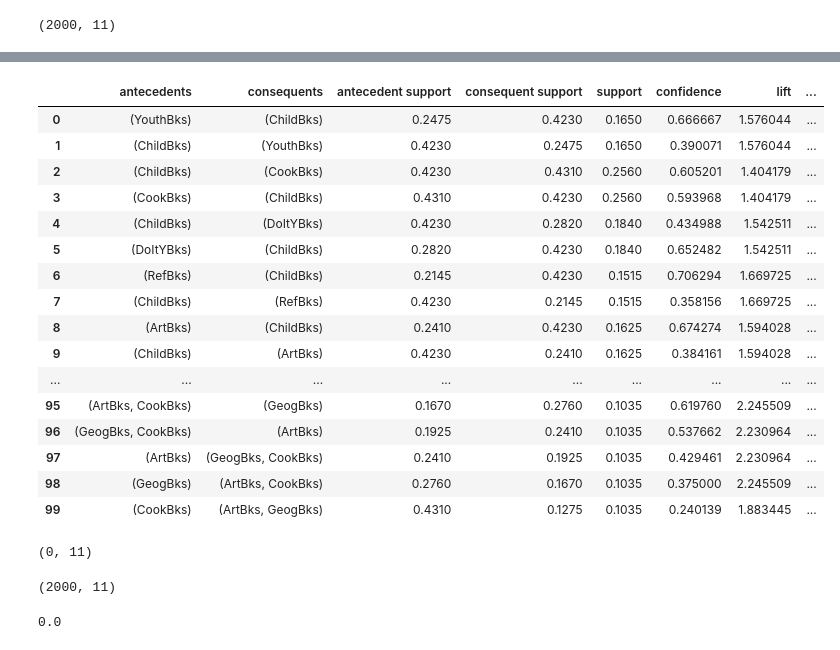
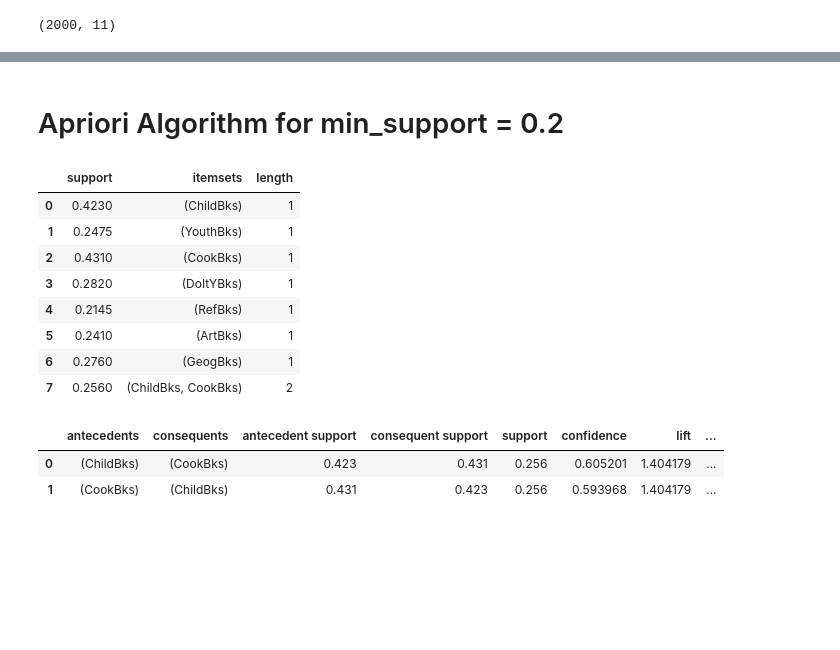
Before and after one commit to sairaj2005/ds-assignment, a Jupyter notebook: Association rules/Association_book.ipynb, the cells around one changed output, grey strips where cells are left out. Cells and saved outputs as stored; diff of their text form; code cells hidden in the pictures; blank space fills up the shorter version.

Commit message:
Association Rules

```diff
--- a/Association rules/Association_book.ipynb
+++ b/Association rules/Association_book.ipynb
@@ -47,5 +8,3 @@ from mlxtend.preprocessing import TransactionEncoder
-# %%
-pd.set_option("display.max_rows",500)
 # %%
 ls
 # %% [output]
@@ -66,3 +25,2 @@ ls
 # %%
-book = pd.read_csv("book.csv")
-book.head()
+data = pd.read_csv('book.csv')
@@ -147,0 +160,16 @@ frequent_itemsets
+# %% [markdown]
+# Apriori Algorithm for min_support = 0.2
+# %%
+frequent_itemsets2 = apriori(data, min_support = 0.2, use_colnames=True)
+frequent_itemsets2['length'] = frequent_itemsets2['itemsets'].apply(lambda x: len(x))
+frequent_itemsets2
+# %% [output]
+|  | support | itemsets | length |
+| 0 | 0.4230 | (ChildBks) | 1 |
+| 1 | 0.2475 | (YouthBks) | 1 |
+| 2 | 0.4310 | (CookBks) | 1 |
+| 3 | 0.2820 | (DoItYBks) | 1 |
+| 4 | 0.2145 | (RefBks) | 1 |
+| 5 | 0.2410 | (ArtBks) | 1 |
+| 6 | 0.2760 | (GeogBks) | 1 |
+| 7 | 0.2560 | (ChildBks, CookBks) | 2 |
@@ -148,33 +178,7 @@ frequent_itemsets
 # %%
-rules = association_rules(frequent_itemsets, metric="lift", min_threshold=1.3)
-rules
+rules3 = association_rules(frequent_itemsets2, metric="lift", min_threshold=0.1)
+rules3
 # %% [output]
 |  | antecedents | consequents | antecedent support | consequent support | support | confidence | lift | ... |
-| 0 | (YouthBks) | (ChildBks) | 0.2475 | 0.4230 | 0.1650 | 0.666667 | 1.576044 | ... |
-| 1 | (ChildBks) | (YouthBks) | 0.4230 | 0.2475 | 0.1650 | 0.390071 | 1.576044 | ... |
-| 2 | (ChildBks) | (CookBks) | 0.4230 | 0.4310 | 0.2560 | 0.605201 | 1.404179 | ... |
-| 3 | (CookBks) | (ChildBks) | 0.4310 | 0.4230 | 0.2560 | 0.593968 | 1.404179 | ... |
-| 4 | (ChildBks) | (DoItYBks) | 0.4230 | 0.2820 | 0.1840 | 0.434988 | 1.542511 | ... |
-| 5 | (DoItYBks) | (ChildBks) | 0.2820 | 0.4230 | 0.1840 | 0.652482 | 1.542511 | ... |
-| 6 | (RefBks) | (ChildBks) | 0.2145 | 0.4230 | 0.1515 | 0.706294 | 1.669725 | ... |
-| 7 | (ChildBks) | (RefBks) | 0.4230 | 0.2145 | 0.1515 | 0.358156 | 1.669725 | ... |
-| 8 | (ArtBks) | (ChildBks) | 0.2410 | 0.4230 | 0.1625 | 0.674274 | 1.594028 | ... |
-| 9 | (ChildBks) | (ArtBks) | 0.4230 | 0.2410 | 0.1625 | 0.384161 | 1.594028 | ... |
-| ... | ... | ... | ... | ... | ... | ... | ... | ... |
-| 95 | (ArtBks, CookBks) | (GeogBks) | 0.1670 | 0.2760 | 0.1035 | 0.619760 | 2.245509 | ... |
-| 96 | (GeogBks, CookBks) | (ArtBks) | 0.1925 | 0.2410 | 0.1035 | 0.537662 | 2.230964 | ... |
-| 97 | (ArtBks) | (GeogBks, CookBks) | 0.2410 | 0.1925 | 0.1035 | 0.429461 | 2.230964 | ... |
-| 98 | (GeogBks) | (ArtBks, CookBks) | 0.2760 | 0.1670 | 0.1035 | 0.375000 | 2.245509 | ... |
-| 99 | (CookBks) | (ArtBks, GeogBks) | 0.4310 | 0.1275 | 0.1035 | 0.240139 | 1.883445 | ... |
+| 0 | (ChildBks) | (CookBks) | 0.423 | 0.431 | 0.256 | 0.605201 | 1.404179 | ... |
+| 1 | (CookBks) | (ChildBks) | 0.431 | 0.423 | 0.256 | 0.593968 | 1.404179 | ... |
-# %%
-book[(book["ChildBks"]=="YouthBks")&(book["ArtBks"]=="RefBks")].shape
-# %% [output]
-(0, 11)
-# %%
-book.shape
-# %% [output]
-(2000, 11)
-# %%
-0/2000
-# %% [output]
-0.0
```
Also changed, not shown: parts of 30 cells of this notebook.
